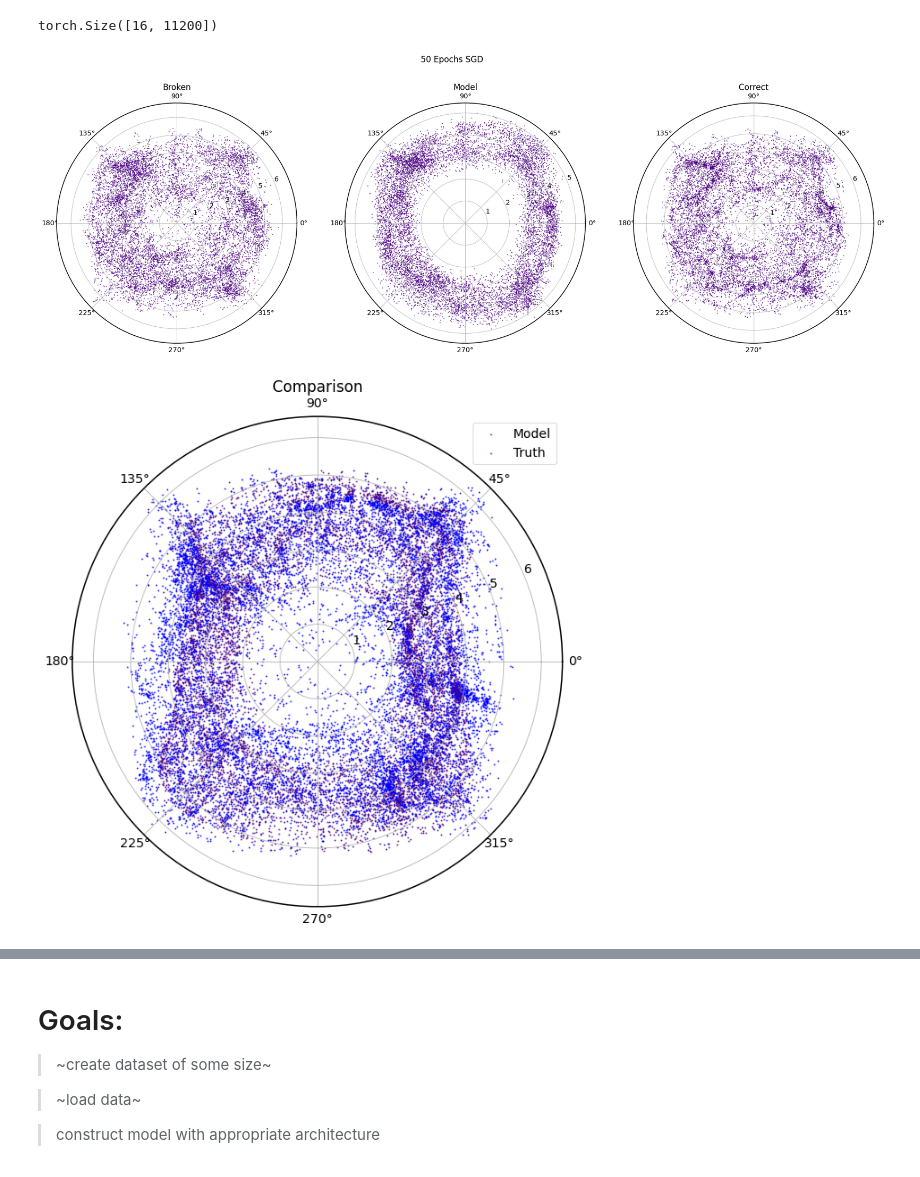
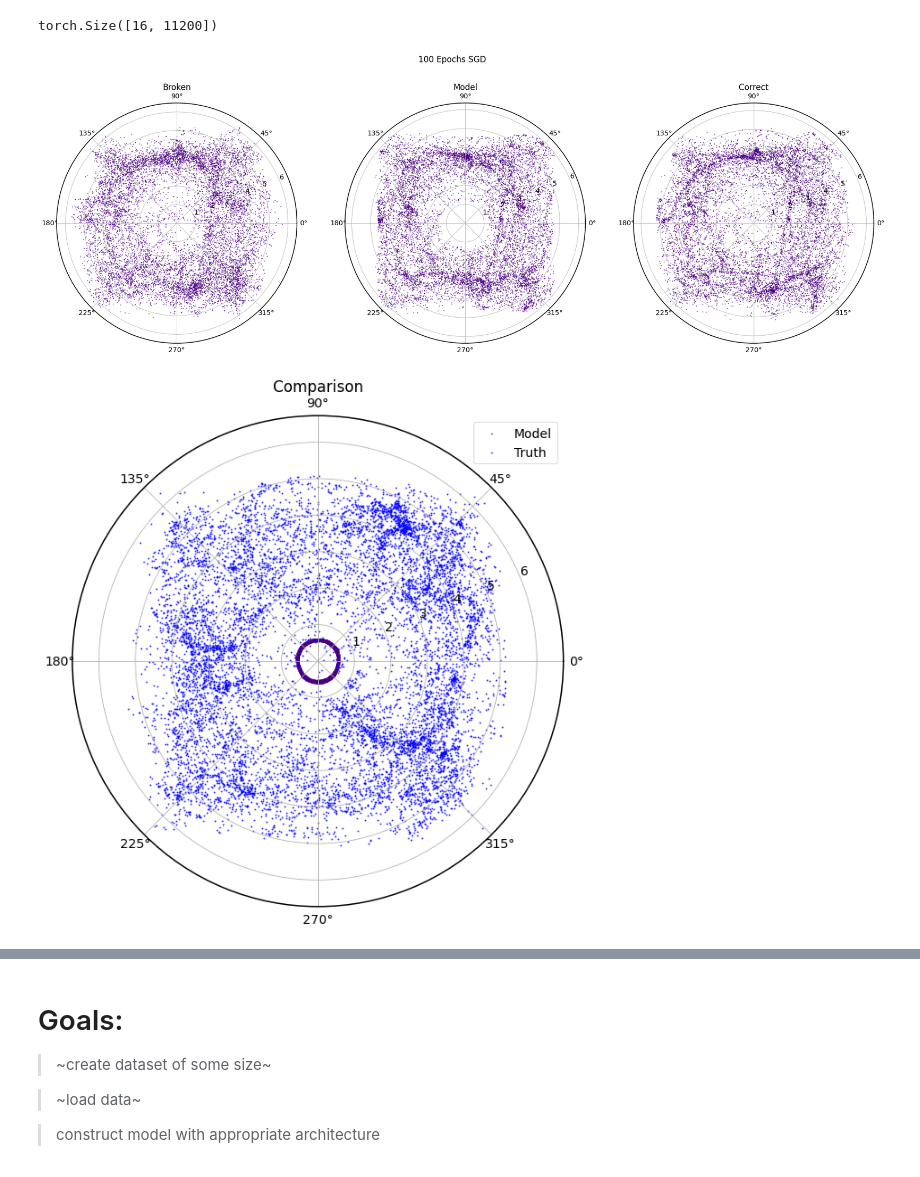
Before and after one commit to ispirovjr/Thesis-Project-Cosmic-Web, a Jupyter notebook: JupyterNotebooks/MLM BabyNet.ipynb, the cells around one changed output, grey strips where cells are left out. Saved outputs shown, nothing was run; the diff lists cells and outputs as text; code cells hidden in the pictures.

Commit message:
Now has a promising looking run
with 100 epochs of SGD it is turining into a reasonably good shape

```diff
--- a/JupyterNotebooks/MLM BabyNet.ipynb
+++ b/JupyterNotebooks/MLM BabyNet.ipynb
@@ -213,7 +213,7 @@ def test_loop(dataloader, model, loss_fn):
 #hyperparams
 learning_rate = 1e-1 #sc/1e5
 batch_size = 16
-epochs = 50
+epochs = 100
 bmark = 1e3/sc
 train_dtataloader = DataLoader(train_set, batch_size=batch_size, shuffle=True)
 test_dataloader = DataLoader(test_set, batch_size=batch_size, shuffle=True)
@@ -279,30 +289,30 @@ torch.Size([16, 11200])
 # %%
 train_features, train_labels = next(iter(train_dataloader))
 img = train_features[0].squeeze()
 label = train_labels[0]
 
 with torch.no_grad():
     mod = model(train_features)[0]
 
 plt.figure(figsize=(30,10))
 plt.subplot(131,projection="polar")
 plt.scatter(img[2],img[0],s=0.1*lim,alpha=0.7)
 #plt.ylim(0,4e4)
 plt.title("Broken")
 
 plt.subplot(132,projection="polar")
 plt.scatter(img[2],mod,s=0.1*lim,alpha=0.7)
 plt.title("Model")
 
 plt.subplot(133,projection="polar")
 plt.scatter(img[2],label,s=0.1*lim,alpha=0.7)
 #plt.ylim(0,4e4)
 plt.title("Correct")
 
-plt.suptitle("50 Epochs SGD")
+plt.suptitle("100 Epochs SGD")
 plt.show()
 # %% [output]
-[figure, old version]
+[figure, new version]
 # %%
 
 plt.figure(figsize=(10,10))
@@ -315,7 +325,7 @@ plt.title("Comparison")
 plt.legend()
 plt.show()
 # %% [output]
-[figure, old version]
+[figure, new version]
 # %%
 
 plt.figure(figsize=(20,10))
```
Also changed, not shown: parts of 4 cells of this notebook.
